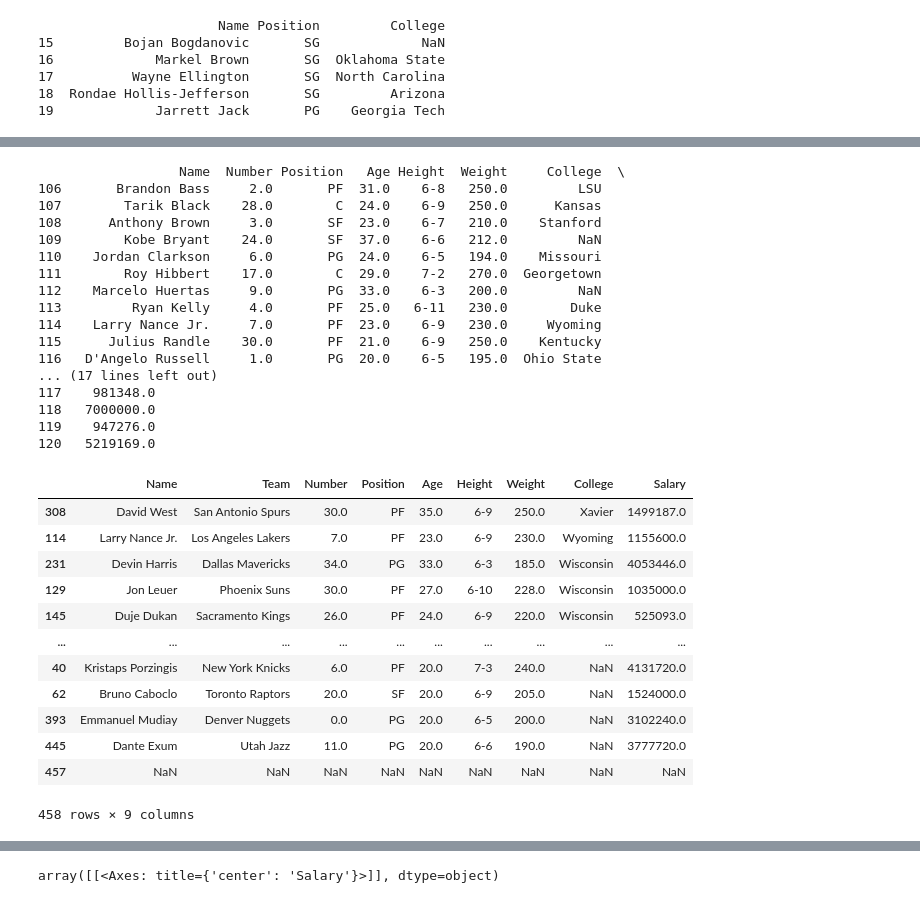
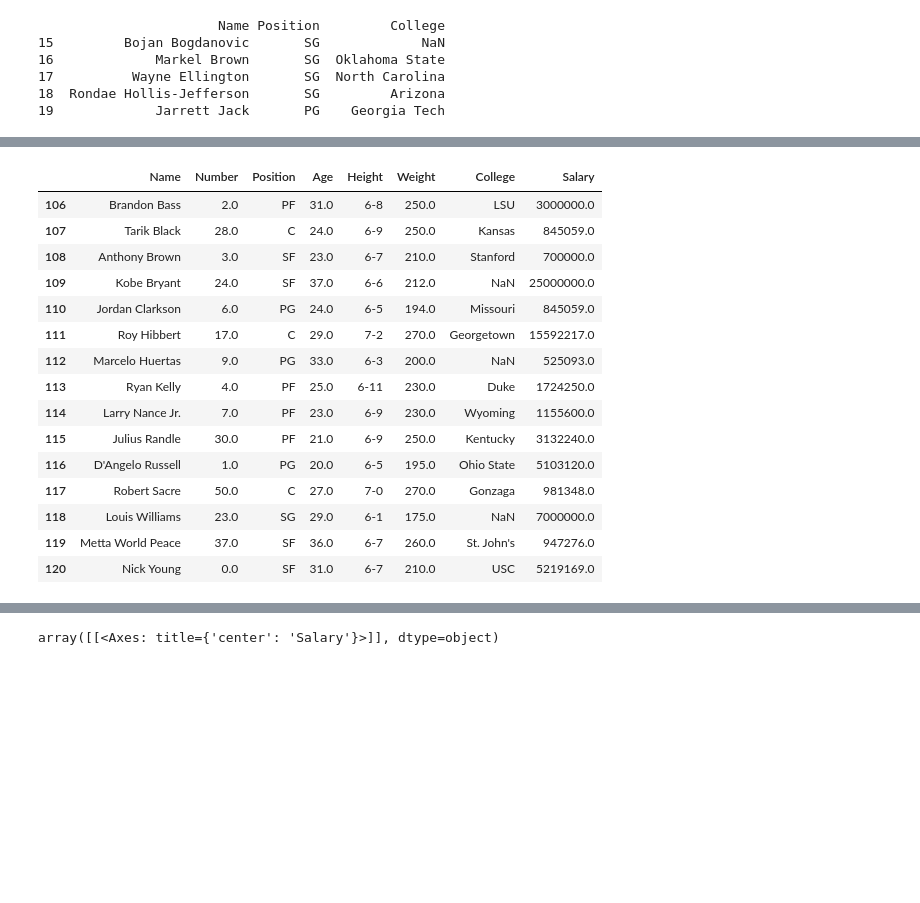
Before and after one commit to tassiogomes/MINDD-ISEP, a Jupyter notebook: MINDD_PL01.ipynb, the cells around one changed output, grey strips where cells are left out. Drawn from its saved outputs; the diff is of its cells as text; code cells hidden in the pictures; blank space fills up the shorter version.

```diff
--- a/MINDD_PL01.ipynb
+++ b/MINDD_PL01.ipynb
@@ -150,38 +170,21 @@ Name: Team, dtype: int64
 # %%
-players = df[df["Team"] == "Los Angeles Lakers"]
-players = players.drop(columns=['Team'])
-print(players)
+# 11. View players from Team = Los Angeles Lakers (all columns except Team).
+players = df[df["Team"] == "Los Angeles Lakers"].drop(columns=['Team'])
+players
 # %% [output]
-                  Name  Number Position   Age Height  Weight     College  \
-106       Brandon Bass     2.0       PF  31.0    6-8   250.0         LSU
-107        Tarik Black    28.0        C  24.0    6-9   250.0      Kansas
-108      Anthony Brown     3.0       SF  23.0    6-7   210.0    Stanford
-109        Kobe Bryant    24.0       SF  37.0    6-6   212.0         NaN
-110    Jordan Clarkson     6.0       PG  24.0    6-5   194.0    Missouri
-111        Roy Hibbert    17.0        C  29.0    7-2   270.0  Georgetown
-112    Marcelo Huertas     9.0       PG  33.0    6-3   200.0         NaN
-113         Ryan Kelly     4.0       PF  25.0   6-11   230.0        Duke
-114    Larry Nance Jr.     7.0       PF  23.0    6-9   230.0     Wyoming
-115      Julius Randle    30.0       PF  21.0    6-9   250.0    Kentucky
-116   D'Angelo Russell     1.0       PG  20.0    6-5   195.0  Ohio State
-... (17 lines left out)
-117    981348.0
-118   7000000.0
-119    947276.0
-120   5219169.0
+|  | Name | Number | Position | Age | Height | Weight | College | Salary |
+| 106 | Brandon Bass | 2.0 | PF | 31.0 | 6-8 | 250.0 | LSU | 3000000.0 |
+| 107 | Tarik Black | 28.0 | C | 24.0 | 6-9 | 250.0 | Kansas | 845059.0 |
+| 108 | Anthony Brown | 3.0 | SF | 23.0 | 6-7 | 210.0 | Stanford | 700000.0 |
+| 109 | Kobe Bryant | 24.0 | SF | 37.0 | 6-6 | 212.0 | NaN | 25000000.0 |
+| 110 | Jordan Clarkson | 6.0 | PG | 24.0 | 6-5 | 194.0 | Missouri | 845059.0 |
+| 111 | Roy Hibbert | 17.0 | C | 29.0 | 7-2 | 270.0 | Georgetown | 15592217.0 |
+| 112 | Marcelo Huertas | 9.0 | PG | 33.0 | 6-3 | 200.0 | NaN | 525093.0 |
+| 113 | Ryan Kelly | 4.0 | PF | 25.0 | 6-11 | 230.0 | Duke | 1724250.0 |
+| 114 | Larry Nance Jr. | 7.0 | PF | 23.0 | 6-9 | 230.0 | Wyoming | 1155600.0 |
+| 115 | Julius Randle | 30.0 | PF | 21.0 | 6-9 | 250.0 | Kentucky | 3132240.0 |
+| 116 | D'Angelo Russell | 1.0 | PG | 20.0 | 6-5 | 195.0 | Ohio State | 5103120.0 |
+| 117 | Robert Sacre | 50.0 | C | 27.0 | 7-0 | 270.0 | Gonzaga | 981348.0 |
+| 118 | Louis Williams | 23.0 | SG | 29.0 | 6-1 | 175.0 | NaN | 7000000.0 |
+| 119 | Metta World Peace | 37.0 | SF | 36.0 | 6-7 | 260.0 | St. John's | 947276.0 |
+| 120 | Nick Young | 0.0 | SF | 31.0 | 6-7 | 210.0 | USC | 5219169.0 |
-# %%
-df.sort_values(by = ['College', 'Age'], ascending =[False, False])
-# %% [output]
-|  | Name | Team | Number | Position | Age | Height | Weight | College | Salary |
-| 308 | David West | San Antonio Spurs | 30.0 | PF | 35.0 | 6-9 | 250.0 | Xavier | 1499187.0 |
-| 114 | Larry Nance Jr. | Los Angeles Lakers | 7.0 | PF | 23.0 | 6-9 | 230.0 | Wyoming | 1155600.0 |
-| 231 | Devin Harris | Dallas Mavericks | 34.0 | PG | 33.0 | 6-3 | 185.0 | Wisconsin | 4053446.0 |
-| 129 | Jon Leuer | Phoenix Suns | 30.0 | PF | 27.0 | 6-10 | 228.0 | Wisconsin | 1035000.0 |
-| 145 | Duje Dukan | Sacramento Kings | 26.0 | PF | 24.0 | 6-9 | 220.0 | Wisconsin | 525093.0 |
-| ... | ... | ... | ... | ... | ... | ... | ... | ... | ... |
-| 40 | Kristaps Porzingis | New York Knicks | 6.0 | PF | 20.0 | 7-3 | 240.0 | NaN | 4131720.0 |
-| 62 | Bruno Caboclo | Toronto Raptors | 20.0 | SF | 20.0 | 6-9 | 205.0 | NaN | 1524000.0 |
-| 393 | Emmanuel Mudiay | Denver Nuggets | 0.0 | PG | 20.0 | 6-5 | 200.0 | NaN | 3102240.0 |
-| 445 | Dante Exum | Utah Jazz | 11.0 | PG | 20.0 | 6-6 | 190.0 | NaN | 3777720.0 |
-| 457 | NaN | NaN | NaN | NaN | NaN | NaN | NaN | NaN | NaN |
-458 rows × 9 columns
```
Also changed, not shown: parts of 36 cells of this notebook.
